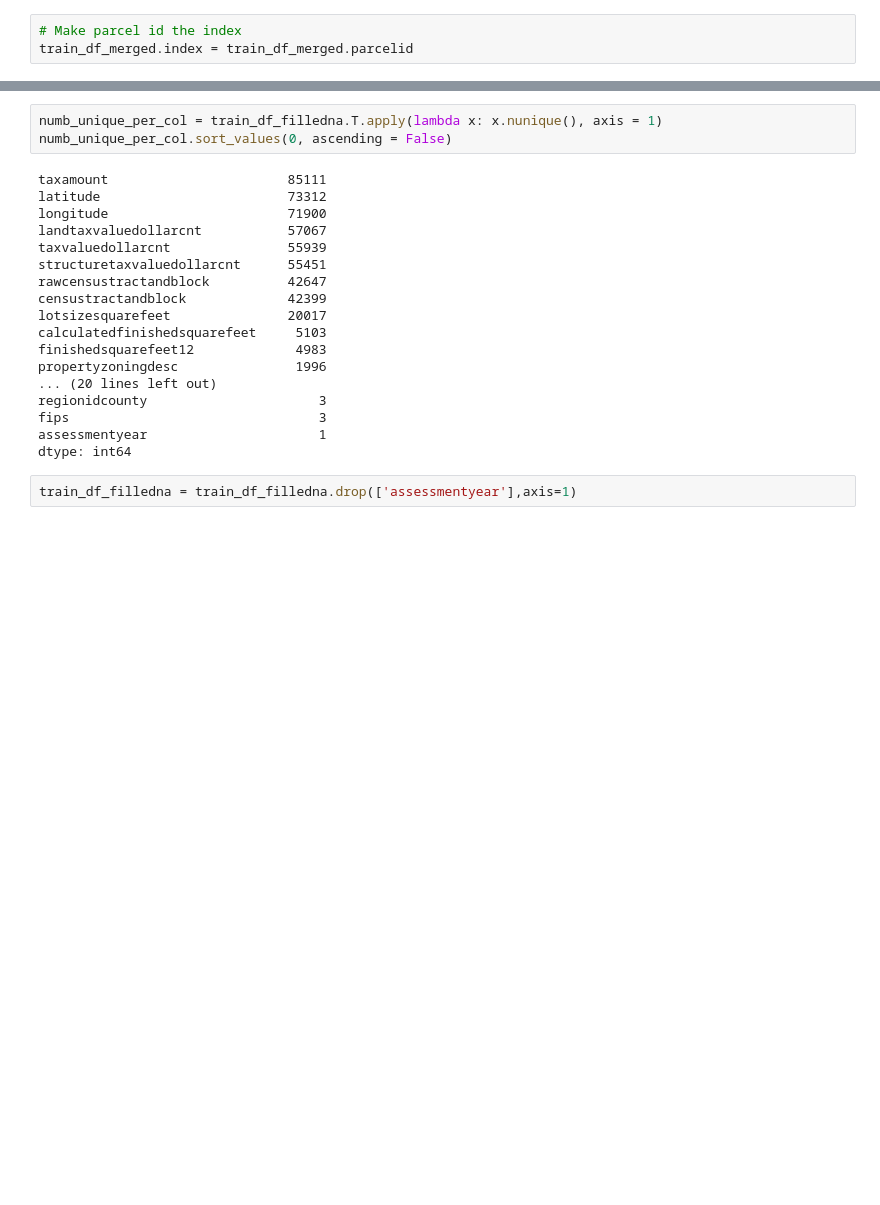
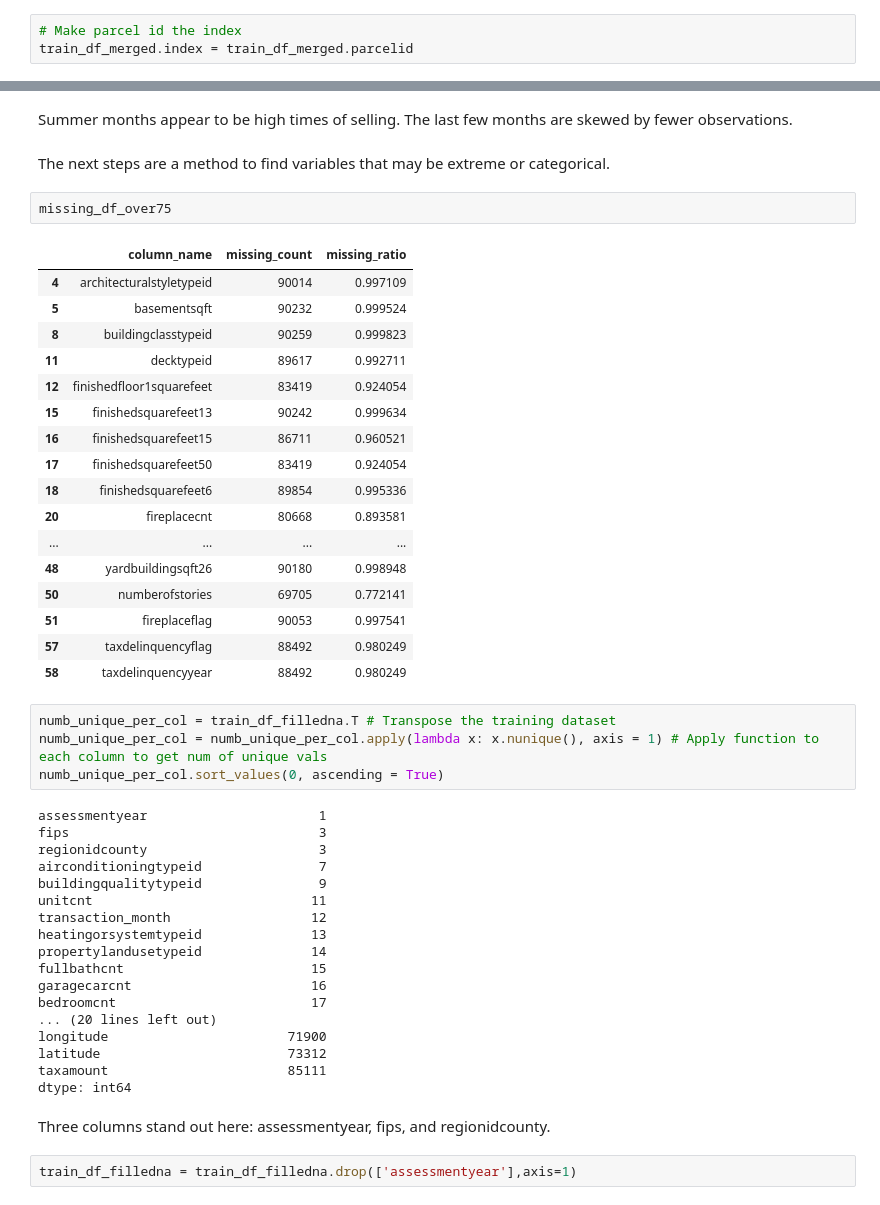
Before and after one commit to malctaylor15/Zillow_Kaggle, a Jupyter notebook: Analysis - Linear Regression.ipynb, the cells around one changed output, grey strips where cells are left out. Drawn from its saved outputs; the diff is of its cells as text; blank space fills up the shorter version.

```diff
--- a/Analysis - Linear Regression.ipynb
+++ b/Analysis - Linear Regression.ipynb
@@ -138,24 +158,51 @@ Name: logerror, dtype: int64
+# %% [markdown]
+Summer months appear to be high times of selling. The last few months are skewed by fewer observations.
+# %% [markdown]
+The next steps are a method to find variables that may be extreme or categorical.
+# %%
+missing_df_over75
+# %% [output]
+|  | column_name | missing_count | missing_ratio |
+| 4 | architecturalstyletypeid | 90014 | 0.997109 |
+| 5 | basementsqft | 90232 | 0.999524 |
+| 8 | buildingclasstypeid | 90259 | 0.999823 |
+| 11 | decktypeid | 89617 | 0.992711 |
+| 12 | finishedfloor1squarefeet | 83419 | 0.924054 |
+| 15 | finishedsquarefeet13 | 90242 | 0.999634 |
+| 16 | finishedsquarefeet15 | 86711 | 0.960521 |
+| 17 | finishedsquarefeet50 | 83419 | 0.924054 |
+| 18 | finishedsquarefeet6 | 89854 | 0.995336 |
+| 20 | fireplacecnt | 80668 | 0.893581 |
+| ... | ... | ... | ... |
+| 48 | yardbuildingsqft26 | 90180 | 0.998948 |
+| 50 | numberofstories | 69705 | 0.772141 |
+| 51 | fireplaceflag | 90053 | 0.997541 |
+| 57 | taxdelinquencyflag | 88492 | 0.980249 |
+| 58 | taxdelinquencyyear | 88492 | 0.980249 |
 # %%
-numb_unique_per_col = train_df_filledna.T.apply(lambda x: x.nunique(), axis = 1)
-numb_unique_per_col.sort_values(0, ascending = False)
+numb_unique_per_col = train_df_filledna.T # Transpose the training dataset
+numb_unique_per_col = numb_unique_per_col.apply(lambda x: x.nunique(), axis = 1) # Apply function to each column to get num of unique vals
+numb_unique_per_col.sort_values(0, ascending = True)
 # %% [output]
+assessmentyear                      1
+fips                                3
+regionidcounty                      3
+airconditioningtypeid               7
+buildingqualitytypeid               9
+unitcnt                            11
+transaction_month                  12
+heatingorsystemtypeid              13
+propertylandusetypeid              14
+fullbathcnt                        15
+garagecarcnt                       16
+bedroomcnt                         17
+... (20 lines left out)
+longitude                       71900
+latitude                        73312
 taxamount                       85111
-latitude                        73312
-longitude                       71900
-landtaxvaluedollarcnt           57067
-taxvaluedollarcnt               55939
-structuretaxvaluedollarcnt      55451
-rawcensustractandblock          42647
-censustractandblock             42399
-lotsizesquarefeet               20017
-calculatedfinishedsquarefeet     5103
-finishedsquarefeet12             4983
-propertyzoningdesc               1996
-... (20 lines left out)
-regionidcounty                      3
-fips                                3
-assessmentyear                      1
 dtype: int64
+# %% [markdown]
+Three columns stand out here: assessmentyear, fips, and regionidcounty.
 # %%
 train_df_filledna = train_df_filledna.drop(['assessmentyear'],axis=1)
 # %%
```
Also changed, not shown: parts of 48 cells of this notebook.
